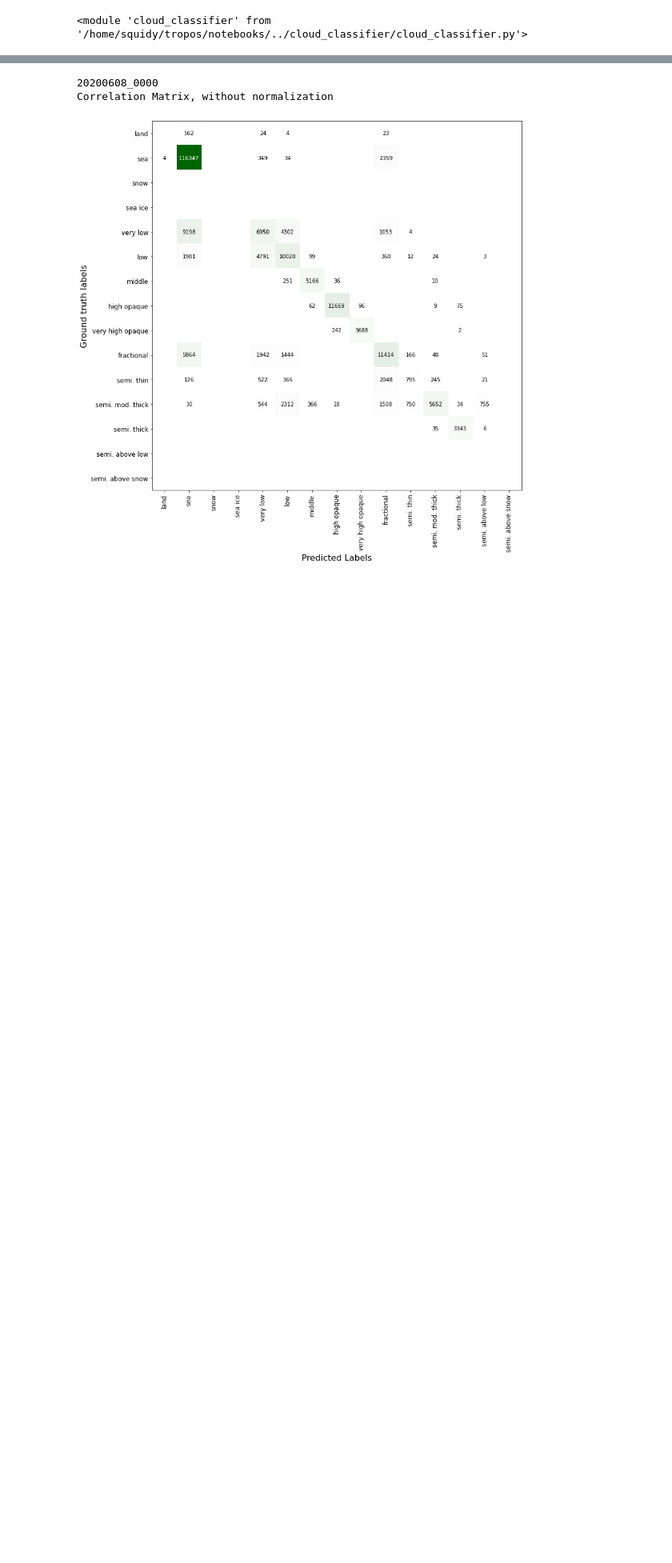
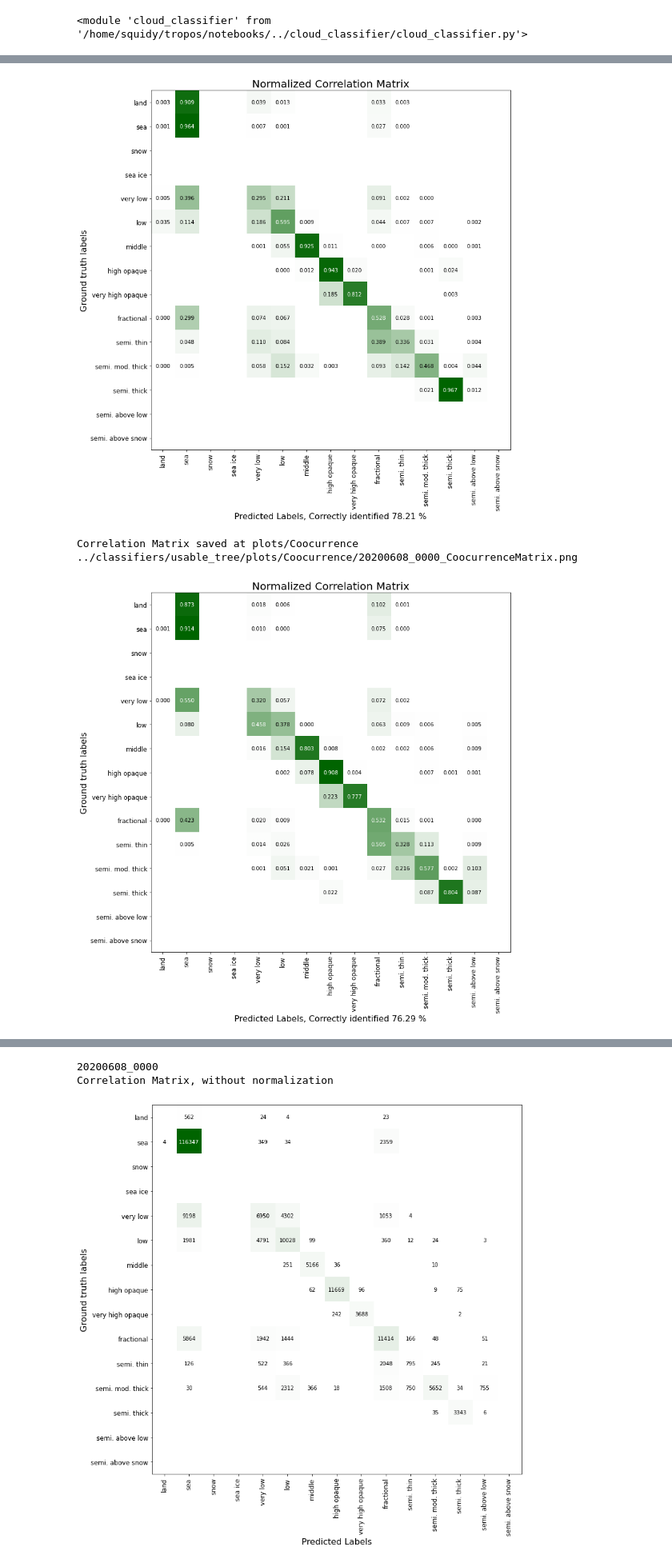
Before and after one commit to fsenf/CTyPyTool, a Jupyter notebook: notebooks/Plotting.ipynb, the cells around one changed output, grey strips where cells are left out. Shown at 80% size. Saved outputs shown, nothing was run; the diff lists cells and outputs as text; code cells hidden in the pictures; blank space fills up the shorter version.

```diff
--- a/notebooks/Plotting.ipynb
+++ b/notebooks/Plotting.ipynb
@@ -16,2 +21,6 @@ cc.load_project("../classifiers/usable_forest")
 # %%
-#cc.evaluation_plots(correlation = True)
+cc.create_evaluation_plots(correlation = True)
+# %% [output]
+[figure, added]
+Correlation Matrix saved at plots/Coocurrence ../classifiers/usable_tree/plots/Coocurrence/20200608_0000_CoocurrenceMatrix.png
+[figure, added]
```
Also changed, not shown: parts of 9 cells of this notebook, 6 other files.
